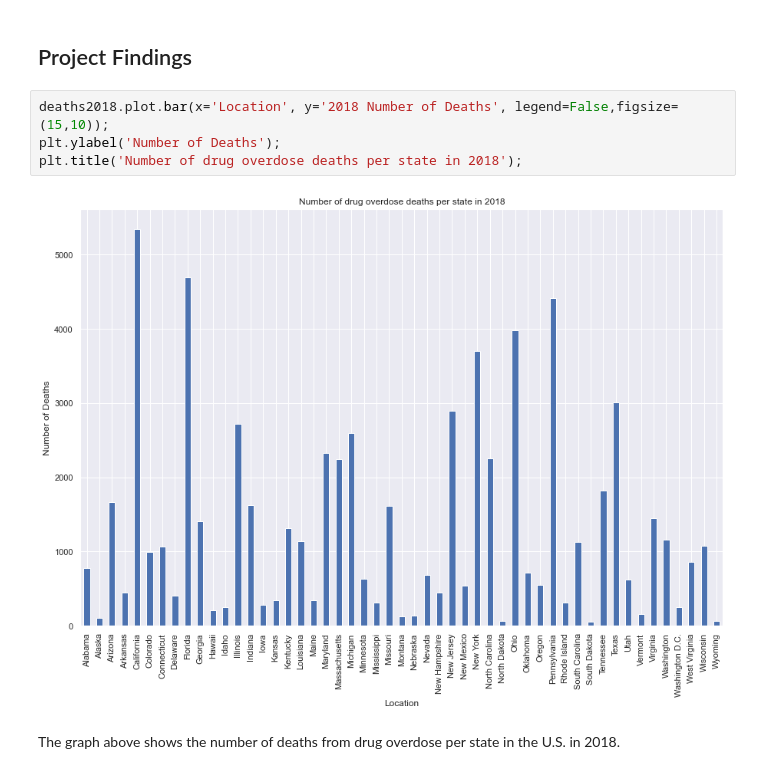
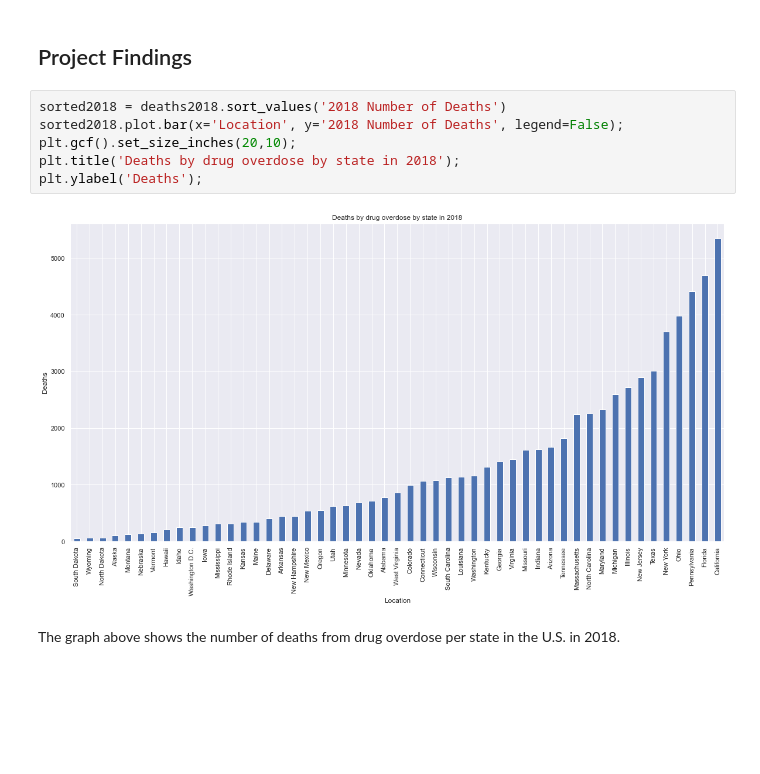
Before and after one commit to molly-rusk/DeathsbyDrugOverdoseinTheUS, a Jupyter notebook: Capstone_Notebook.ipynb, the cells around one changed output. Cells and saved outputs as stored; diff of their text form; blank space fills up the shorter version.

```diff
--- a/Capstone_Notebook.ipynb
+++ b/Capstone_Notebook.ipynb
@@ -425,11 +425,13 @@ deathstimeline[['Year', 'Deaths']].corr()
 | Deaths | 0.9515 | 1.0000 |
 # %% [markdown]
 ## Project Findings
-# %%
-deaths2018.plot.bar(x='Location', y='2018 Number of Deaths', legend=False,figsize=(15,10));
-plt.ylabel('Number of Deaths');
-plt.title('Number of drug overdose deaths per state in 2018');
-# %% [output]
-[figure, removed]
+# %%
+sorted2018 = deaths2018.sort_values('2018 Number of Deaths')
+sorted2018.plot.bar(x='Location', y='2018 Number of Deaths', legend=False);
+plt.gcf().set_size_inches(20,10);
+plt.title('Deaths by drug overdose by state in 2018');
+plt.ylabel('Deaths');
+# %% [output]
+[figure, added]
 # %% [markdown]
 The graph above shows the number of deaths from drug overdose per state in the U.S. in 2018.
```
Also changed, not shown: parts of 4 cells of this notebook.
